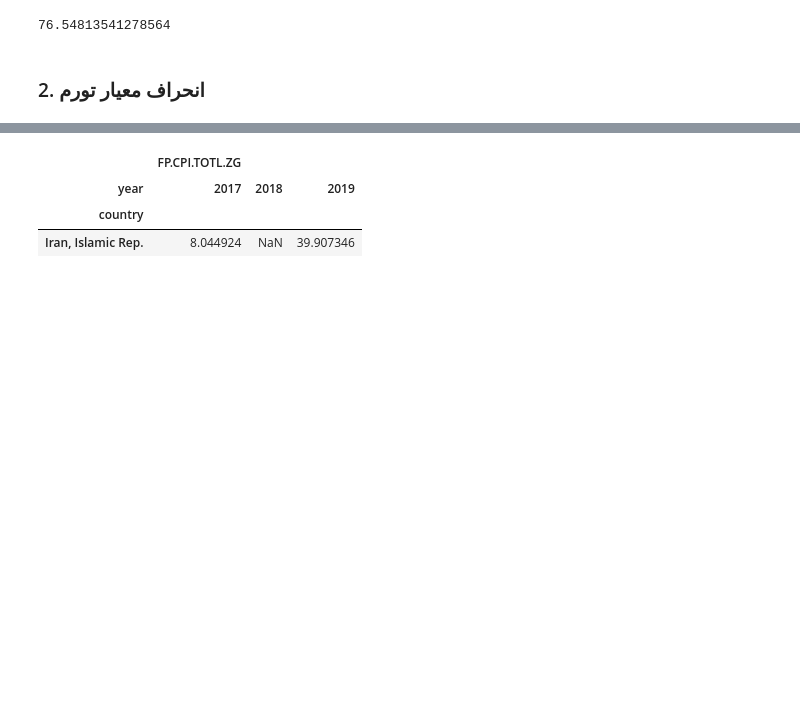
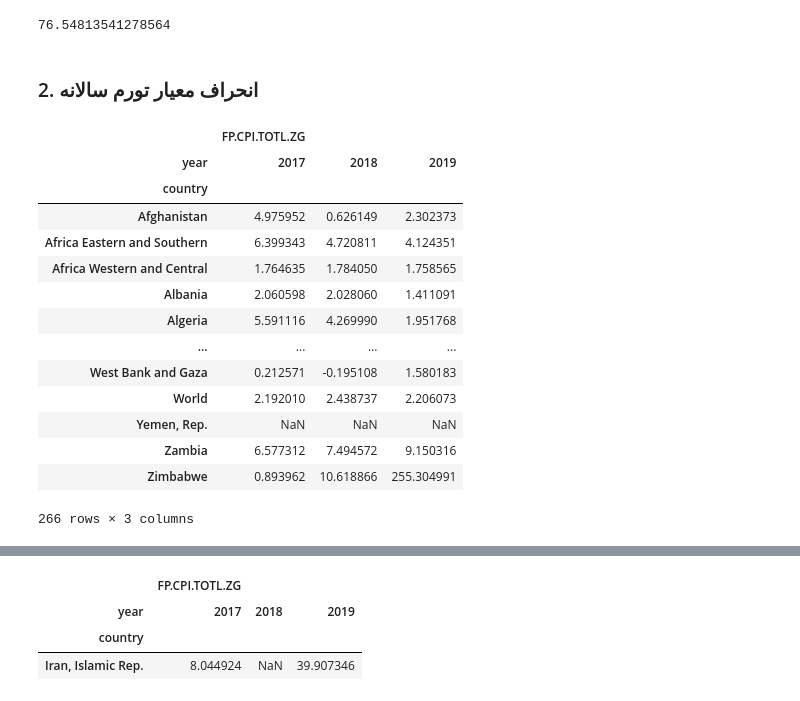
Before and after one commit to saeed-saffari/privatization-SPRI-2022, a Jupyter notebook: codes/Privatization_01.ipynb, the cells around one changed output, grey strips where cells are left out. Saved outputs shown, nothing was run; the diff lists cells and outputs as text; code cells hidden in the pictures; blank space fills up the shorter version.

```diff
--- a/codes/Privatization_01.ipynb
+++ b/codes/Privatization_01.ipynb
@@ -122,6 +133,6 @@ cleaning_cal(df)
 # %% [output]
 76.54813541278564
 # %% [markdown]
-### 2. انحراف معیار تورم
+### 2.  انحراف معیار تورم سالانه
 # %%
 # std CPI for 2019
@@ -128,0 +140,18 @@ df = wb.download(country='IRN',indicator= "FP.CPI.TOTL.ZG", start=2017 ,end = 20
+# %%
+df
+# %% [output]
+|  | FP.CPI.TOTL.ZG |  |  |
+| year | 2017 | 2018 | 2019 |
+| country |  |  |  |
+| Afghanistan | 4.975952 | 0.626149 | 2.302373 |
+| Africa Eastern and Southern | 6.399343 | 4.720811 | 4.124351 |
+| Africa Western and Central | 1.764635 | 1.784050 | 1.758565 |
+| Albania | 2.060598 | 2.028060 | 1.411091 |
+| Algeria | 5.591116 | 4.269990 | 1.951768 |
+| ... | ... | ... | ... |
+| West Bank and Gaza | 0.212571 | -0.195108 | 1.580183 |
+| World | 2.192010 | 2.438737 | 2.206073 |
+| Yemen, Rep. | NaN | NaN | NaN |
+| Zambia | 6.577312 | 7.494572 | 9.150316 |
+| Zimbabwe | 0.893962 | 10.618866 | 255.304991 |
+266 rows × 3 columns
```
Also changed, not shown: parts of 33 cells of this notebook.
